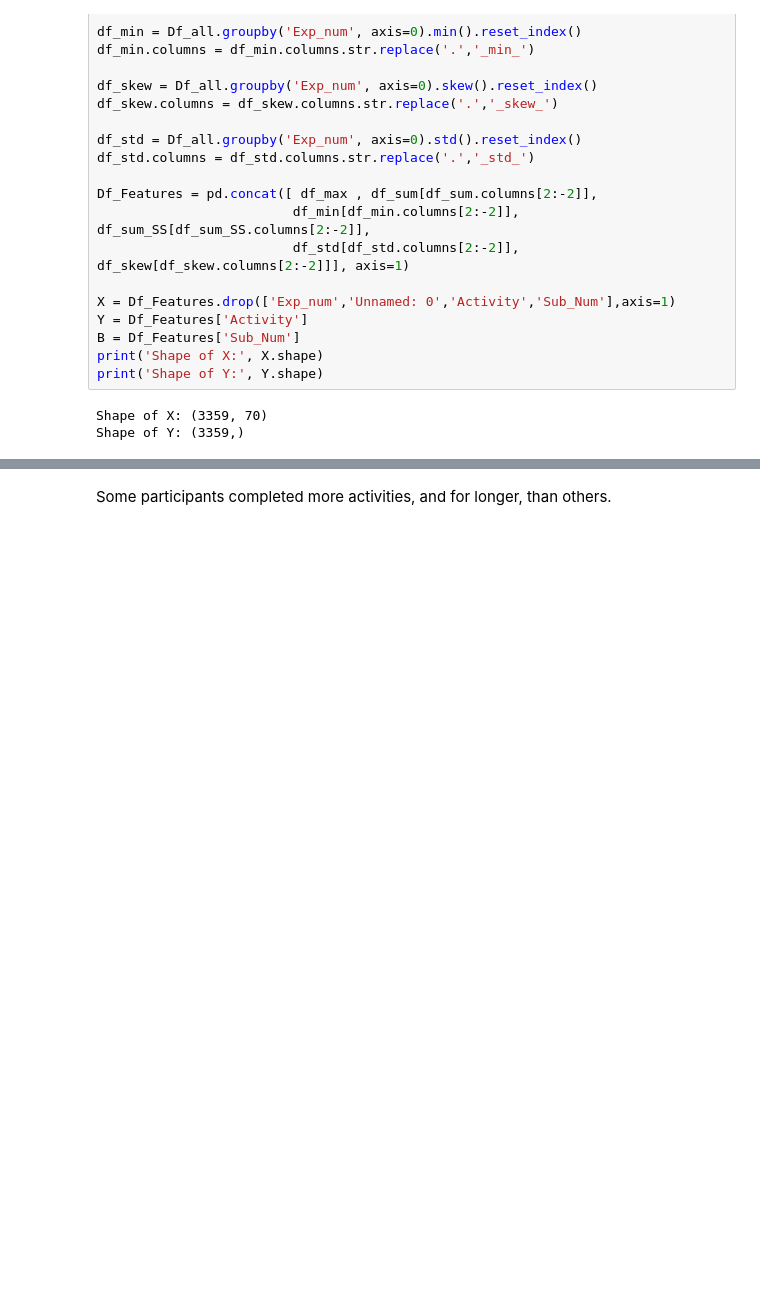
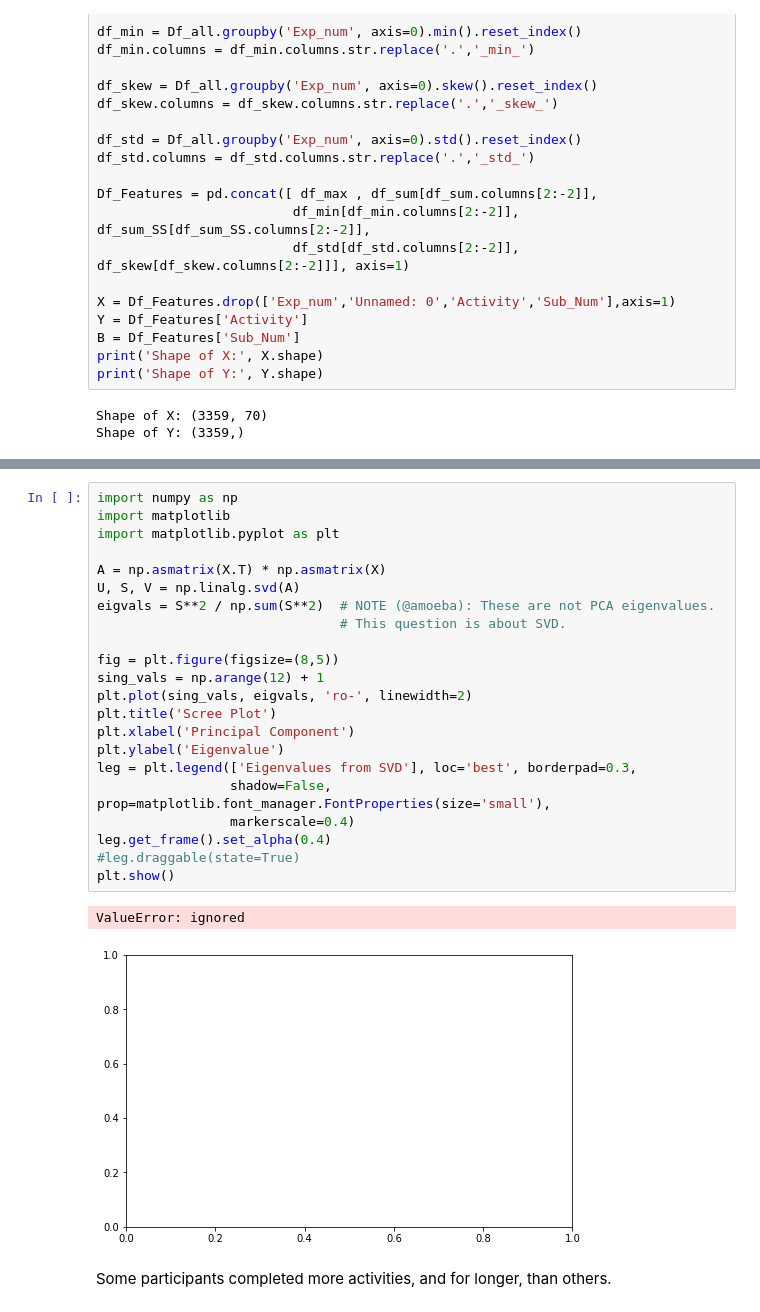
Before and after one commit to IssyMiddleton/CSC8635, a Jupyter notebook: notebooks/Assignment.ipynb, the cells around one changed output, grey strips where cells are left out. Drawn from its saved outputs; the diff is of its cells as text; blank space fills up the shorter version.

```diff
--- a/notebooks/Assignment.ipynb
+++ b/notebooks/Assignment.ipynb
@@ -402,3 +400,28 @@ Df_all
+# %%
+import numpy as np
+import matplotlib
+import matplotlib.pyplot as plt
+
+A = np.asmatrix(X.T) * np.asmatrix(X)
+U, S, V = np.linalg.svd(A)
+eigvals = S**2 / np.sum(S**2)  # NOTE (@amoeba): These are not PCA eigenvalues.
+                               # This question is about SVD.
+
+fig = plt.figure(figsize=(8,5))
+sing_vals = np.arange(12) + 1
+plt.plot(sing_vals, eigvals, 'ro-', linewidth=2)
+plt.title('Scree Plot')
+plt.xlabel('Principal Component')
+plt.ylabel('Eigenvalue')
+leg = plt.legend(['Eigenvalues from SVD'], loc='best', borderpad=0.3,
+                 shadow=False, prop=matplotlib.font_manager.FontProperties(size='small'),
+                 markerscale=0.4)
+leg.get_frame().set_alpha(0.4)
+#leg.draggable(state=True)
+plt.show()
+# %% [output]
+ValueError: ignored
+[figure, added]
 # %% [markdown]
 Some participants completed more activities, and for longer, than others.
 # %%
```
Also changed, not shown: parts of 85 cells of this notebook.
